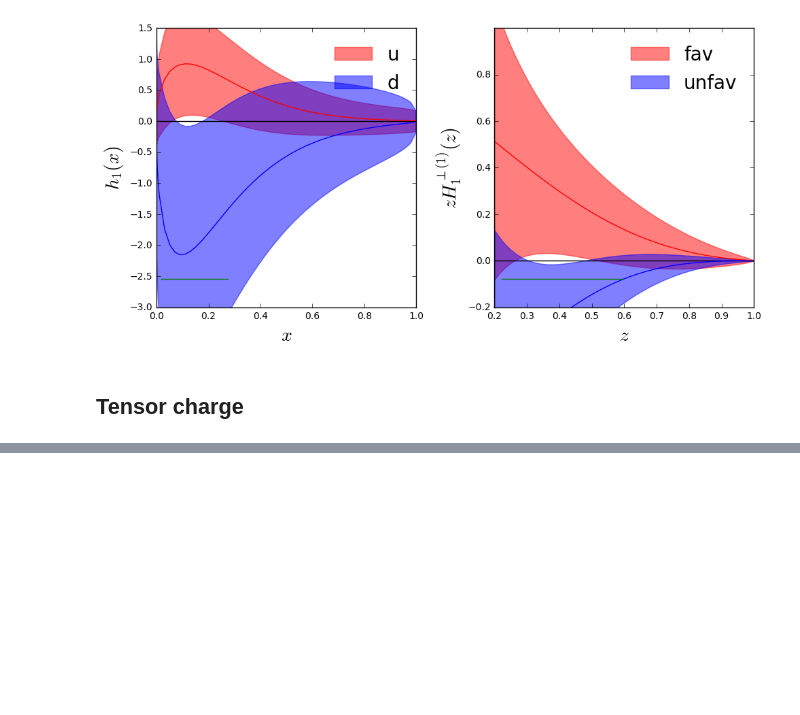
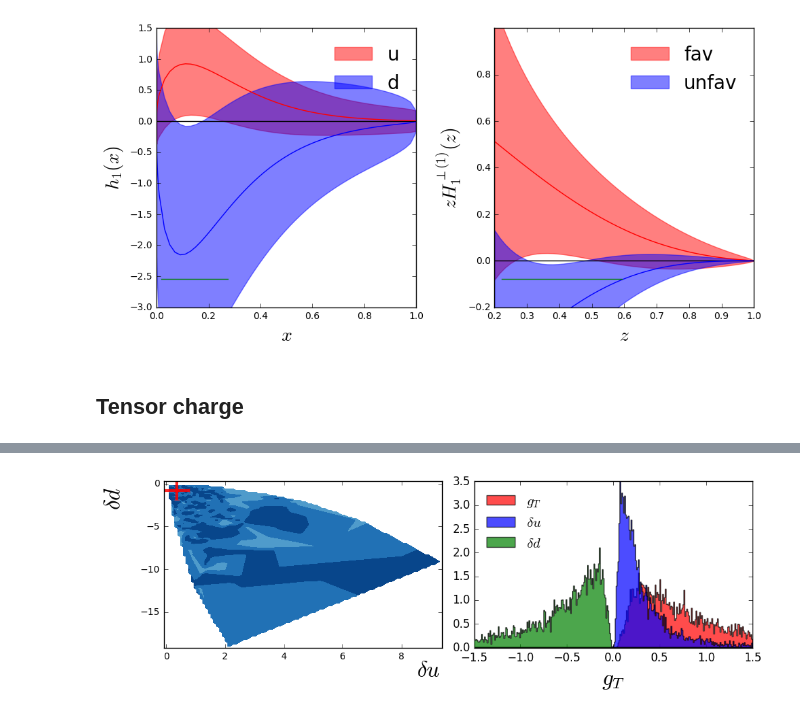
Before and after one commit to zack0179/transfer, a Jupyter notebook: fitlab/notebooks/sidis_only_collins_alexei.ipynb, the cells around one changed output, grey strips where cells are left out. Saved outputs shown, nothing was run; the diff lists cells and outputs as text; code cells hidden in the pictures; blank space fills up the shorter version.

```diff
--- a/fitlab/notebooks/sidis_only_collins_alexei.ipynb
+++ b/fitlab/notebooks/sidis_only_collins_alexei.ipynb
@@ -537,0 +600,95 @@ print 'gT =',gT['f'],'+-',gT['df']
+# %%
+from matplotlib.colors import LogNorm
+import matplotlib.cm as cm
+from matplotlib.mlab import griddata
+
+
+nrows,ncols=1,2
+py.figure(figsize=(ncols*5,nrows*3.5))
+
+samples2=MC['samples2']
+weights2=MC['weights2']
+
+##############################################
+ax=py.subplot(121)
+
+xgrid = np.linspace(uv1.min(), uv1.max(), 100)
+ygrid = np.linspace(dv1.min(), dv1.max(), 100)
+xgrid, ygrid = np.meshgrid(xgrid, ygrid)
+zgrid = griddata(uv1,dv1,weights2, xgrid, ygrid,interp='linear')
+zgrid/=np.amax(zgrid)
+ax.contourf(xgrid, ygrid, zgrid,cmap=cm.Blues,levels=[0.15,0.3,0.45,0.6,0.75,0.9,1.05])
+
+#xgrid = np.linspace(uv2.min(), uv2.max(), 50)
+#ygrid = np.linspace(dv2.min(), dv2.max(), 50)
+#xgrid, ygrid = np.meshgrid(xgrid, ygrid)
+#zgrid = griddata(uv2,dv2,run2.weights, xgrid, ygrid)#,interp='linear')
+#zgrid/=np.amax(zgrid)
+#ct=ax.contourf(xgrid, ygrid, zgrid,cmap=cm.Reds,levels=[0.15,0.3,0.45,0.6,0.75,0.9,1.05])
+
+#ax.set_xlim(-.3,1.)
+#ax.set_ylim(-1.2,0)
+ax.errorbar(gTu['f'],gTd['f'],xerr=gTu['df'],yerr=gTd['df'],fmt='r.',elinewidth=3,alpha=0.85)
+#ax.errorbar([Euv2],[Edv2],xerr=Suv2,yerr=Sdv2,fmt='r.',elinewidth=3,alpha=1)
+
+
+ax.tick_params(axis='both', which='major', labelsize=10, direction='in')
+ax.set_xlabel(r'${\delta u}$',size=24)
+ax.xaxis.set_label_coords(0.95, -0.07)
+#ax.set_xlim(0.0,0.55)
+#ax.set_xticks([0,0.1,0.2,0.3,0.4,0.5])
+#ax.set_xticklabels([r'$\boldsymbol{0}$','',r'$\boldsymbol{0.2}$','',r'$\boldsymbol{0.4}$',''])
+ax.set_ylabel(r'${\delta d}$',size=24)
+ax.yaxis.set_label_coords(-0.14, 0.9)
+#ax.set_ylim(-1.2,0.0)
+#ax.set_yticks([-1.2,-1.0,-0.8,-0.6,-0.4,-0.2,0])
+#ax.set_yticklabels([r'--$\boldsymbol{1.2}$','',r'--$\boldsymbol{0.8}$','',r'--$\boldsymbol{0.4}$','',r'$\boldsymbol{0}$'])
+#ax.text(0.38,0.88,r'$\boldsymbol{\rm SIDIS}$',size=18,transform=ax.transAxes,color='b',alpha=1)
+#ax.text(0.08,0.16,r'$\boldsymbol{\rm SIDIS\!+\!lattice}$',size=18,transform=ax.transAxes,color='r',alpha=1)
+#ax.errorbar([Euv1],[Edv1],xerr=Suv1,yerr=Sdv1,fmt='b.',elinewidth=3,alpha=0.5)
+#ax.errorbar([Euv2],[Edv2],xerr=Suv2,yerr=Sdv2,fmt='r.',elinewidth=3,alpha=1)
+#ax.text(0.87,0.87,r'$\boldsymbol{\rm (a)}$',size=20,transform=ax.transAxes,color='k',alpha=1)
+
+##############################################
+ax=py.subplot(122)
+toRGB=lambda p: (float(p[0])/255,float(p[1])/255,float(p[2])/255)
+R=(-1.5,1.5)
+bins=300
+
+ax.hist(gT1,histtype='stepfilled',range=R,weights=weights2,bins=bins,facecolor='r'\
+   ,edgecolor='k'\
+   ,label=r'${g_T}$',normed=True,alpha=0.7,zorder=10);
+
+
+ax.hist(uv1,histtype='stepfilled',range=R,weights=weights2,bins=bins,facecolor='b'\
+   ,edgecolor='k'\
+   ,label=r'${\delta u}$',normed=True,alpha=0.7,zorder=10);
+
+ax.hist(dv1,histtype='stepfilled',range=R,weights=weights2,bins=bins,facecolor='g'\
+   ,edgecolor='k'\
+   ,label=r'${\delta d}$',normed=True,alpha=0.7,zorder=10);
+
+
+
+#ax.hist(gT1,histtype='stepfilled',range=R\
+#    ,weights=run1.weights,bins=bins\
+#    ,facecolor="Yellow",edgecolor='k',alpha=1\
+#    ,label=r'$\boldsymbol{\rm SIDIS}$',normed=True,zorder=0);
+
+ax.tick_params(axis='both', which='major', labelsize=12, direction='in')
+ax.set_xlabel(r'${g_T}$',size=24)
+#ax.set_xlim([-1.5,1.5])
+#ax.set_xticks([0,0.25,0.5,0.75,1,1.25])
+#ax.set_xticklabels([r'$\boldsymbol{0}$','',r'$\boldsymbol{0.5}$','',r'$\boldsymbol{1}$',''])
+#ax.xaxis.set_label_coords(0.95, -0.07)
+#ax.set_ylabel(r'$\boldsymbol{\rm normalized~yield}$',size=22)
+#ax.set_ylim([0,0.005])
+#ax.set_yticks([0,2,4,6])
+#ax.set_yticklabels([r'$\boldsymbol{0}$',r'$\boldsymbol{2}$',r'$\boldsymbol{4}$',r'$\boldsymbol{6}$'])
+ax.legend(frameon=False,fontsize=15,loc=2)
+#ax.text(0.87,0.87,r'$\boldsymbol{\rm (b)}$',size=20,transform=ax.transAxes,color='k',alpha=1)
+
+py.tight_layout()
+py.savefig("%s/gT.pdf"%path2figs)
+# %% [output]
+[figure, added]
```
Also changed, not shown: parts of 2 cells of this notebook.
